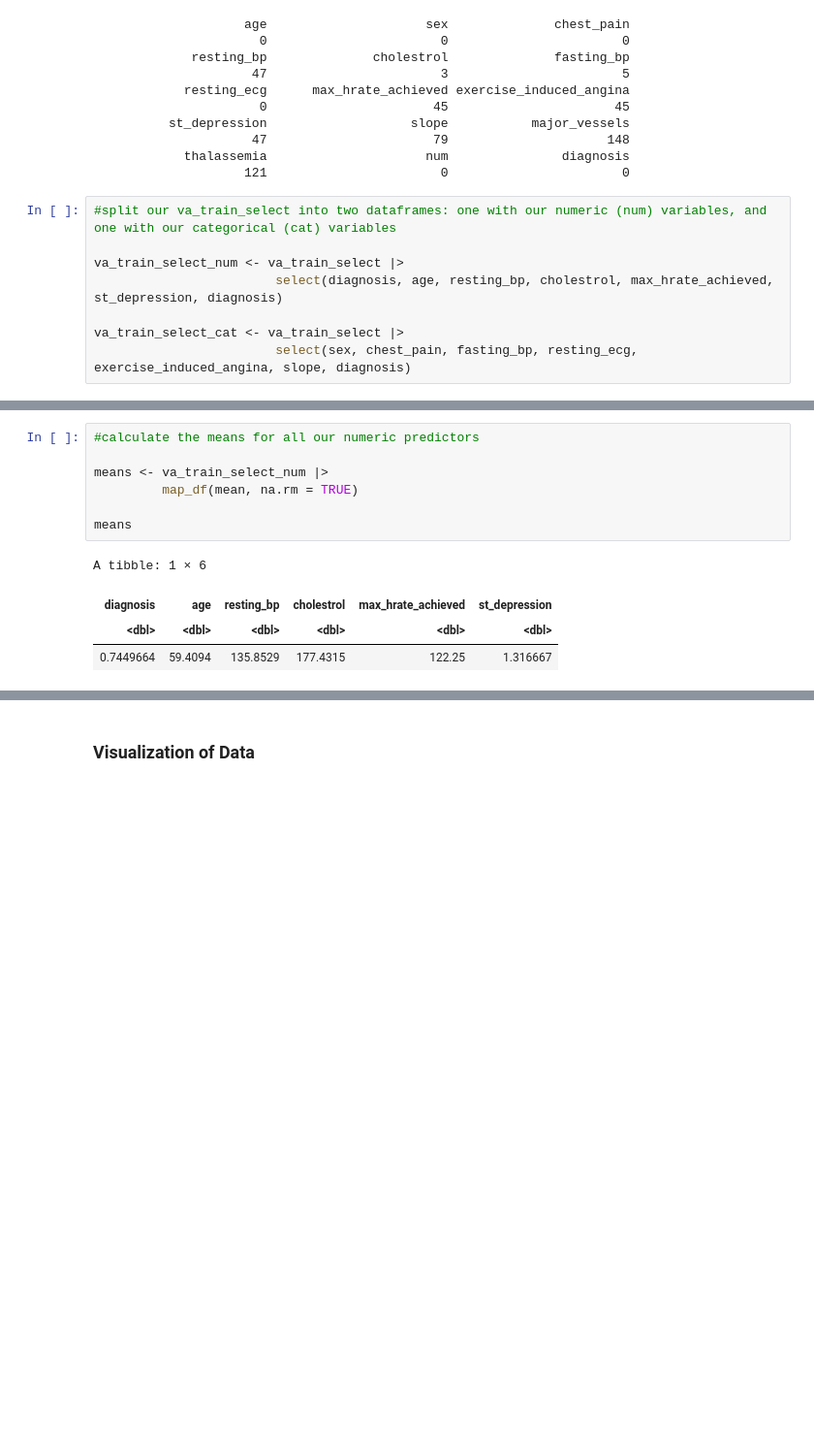
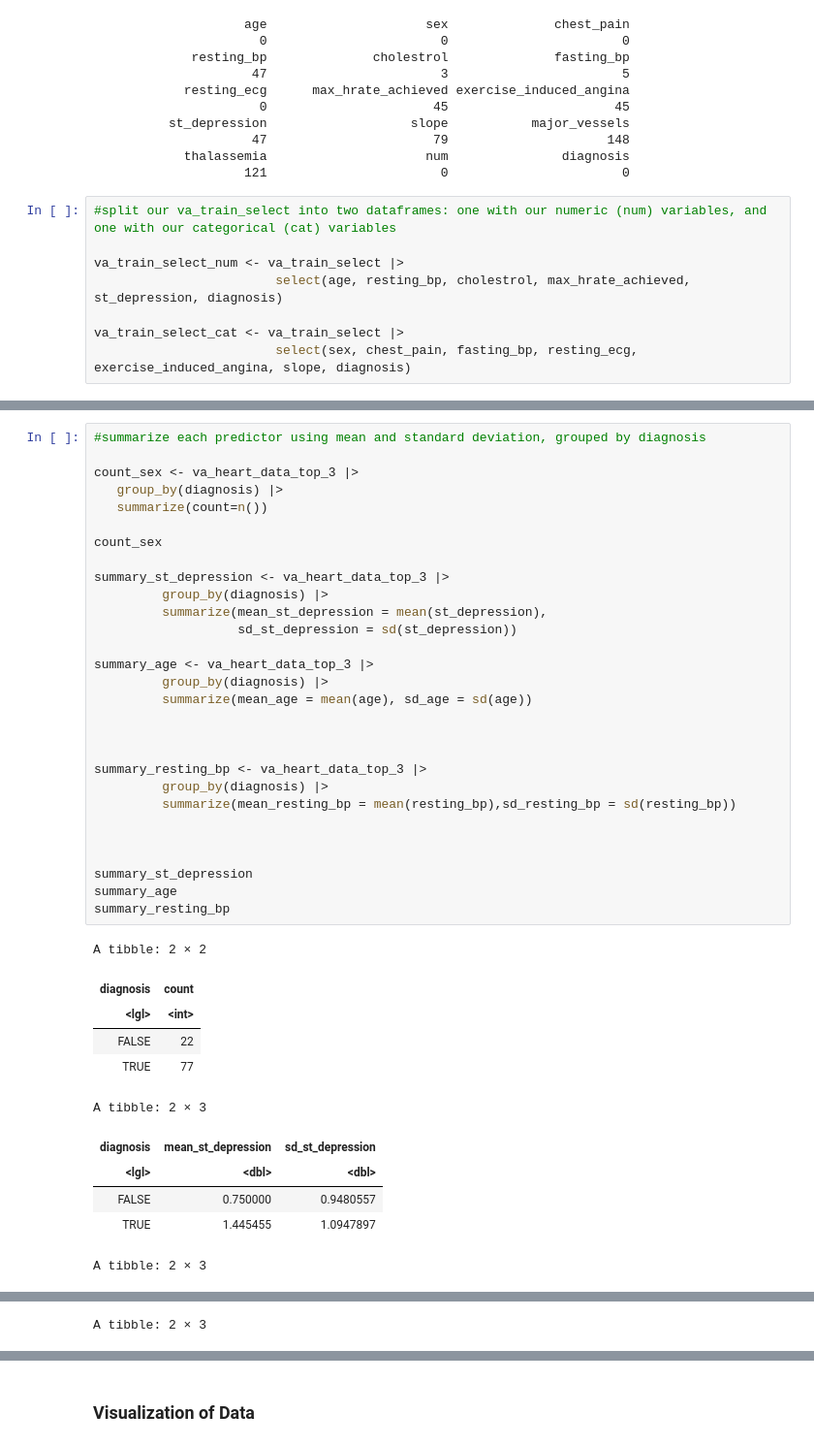
Before and after one commit to Majordingus2/group12-dsci-project, a Jupyter notebook: Group Proposal.ipynb, the cells around one changed output, grey strips where cells are left out. Shown at 97% size. Cells and saved outputs as stored; diff of their text form; blank space fills up the shorter version.

```diff
--- a/Group Proposal.ipynb
+++ b/Group Proposal.ipynb
@@ -160,7 +161,7 @@ va_train_select <- va_train |>
 #split our va_train_select into two dataframes: one with our numeric (num) variables, and one with our categorical (cat) variables
 
 va_train_select_num <- va_train_select |>
-                        select(diagnosis, age, resting_bp, cholestrol, max_hrate_achieved, st_depression, diagnosis)
+                        select(age, resting_bp, cholestrol, max_hrate_achieved, st_depression, diagnosis)
 
 va_train_select_cat <- va_train_select |>
                         select(sex, chest_pain, fasting_bp, resting_ecg, exercise_induced_angina, slope, diagnosis)
@@ -227,12 +222,41 @@ va_heart_data_top_3 <-select(va_train_select_num_noNA, "diagnosis", "st_depressi
 # %%
-#calculate the means for all our numeric predictors
+#summarize each predictor using mean and standard deviation, grouped by diagnosis
 
-means <- va_train_select_num |>
-         map_df(mean, na.rm = TRUE)
+count_sex <- va_heart_data_top_3 |>
+   group_by(diagnosis) |>
+   summarize(count=n())
 
-means
+count_sex
+
+summary_st_depression <- va_heart_data_top_3 |>
+         group_by(diagnosis) |>
+         summarize(mean_st_depression = mean(st_depression),
+                   sd_st_depression = sd(st_depression))
+
+summary_age <- va_heart_data_top_3 |>
+         group_by(diagnosis) |>
+         summarize(mean_age = mean(age), sd_age = sd(age))
+
+
+
+summary_resting_bp <- va_heart_data_top_3 |>
+         group_by(diagnosis) |>
+         summarize(mean_resting_bp = mean(resting_bp),sd_resting_bp = sd(resting_bp))
+
+
+
+summary_st_depression
+summary_age
+summary_resting_bp
 # %% [output]
-A tibble: 1 × 6
+A tibble: 2 × 2
-| diagnosis | age | resting_bp | cholestrol | max_hrate_achieved | st_depression |
-| <dbl> | <dbl> | <dbl> | <dbl> | <dbl> | <dbl> |
-| 0.7449664 | 59.4094 | 135.8529 | 177.4315 | 122.25 | 1.316667 |
+| diagnosis | count |
+| <lgl> | <int> |
+| FALSE | 22 |
+| TRUE | 77 |
+A tibble: 2 × 3
+| diagnosis | mean_st_depression | sd_st_depression |
+| <lgl> | <dbl> | <dbl> |
+| FALSE | 0.750000 | 0.9480557 |
+| TRUE | 1.445455 | 1.0947897 |
+A tibble: 2 × 3
@@ -238,0 +267 @@ A tibble: 1 × 6
+A tibble: 2 × 3
```
Also changed, not shown: parts of 14 cells of this notebook.
